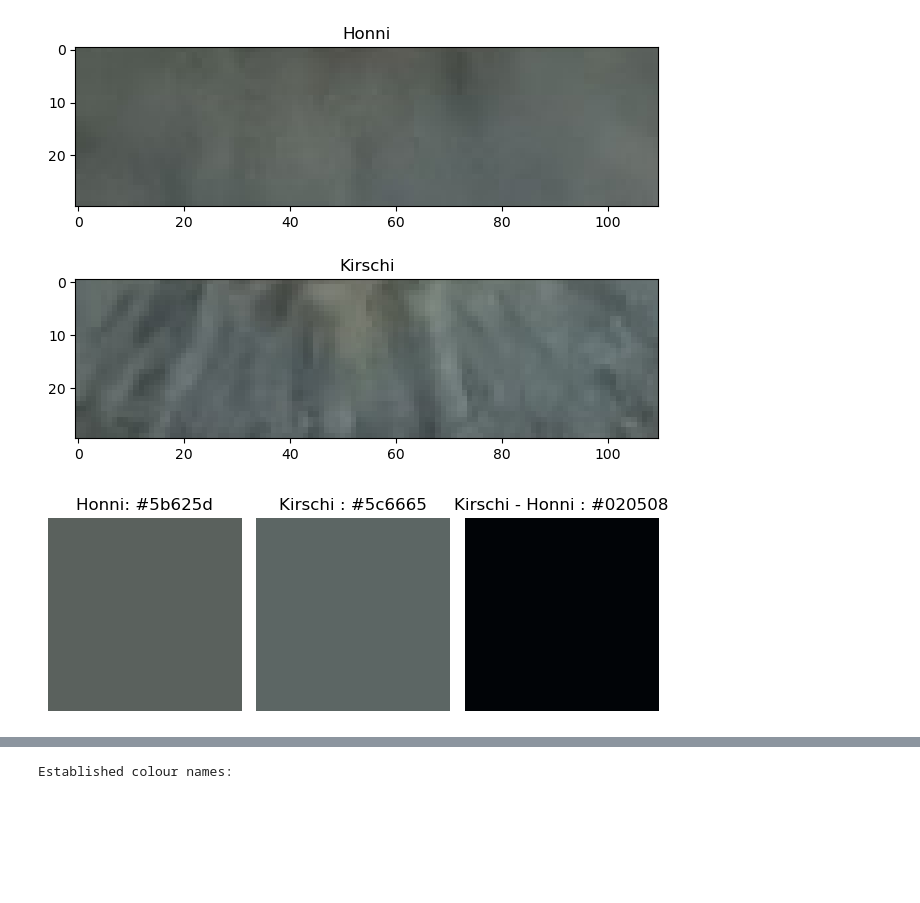
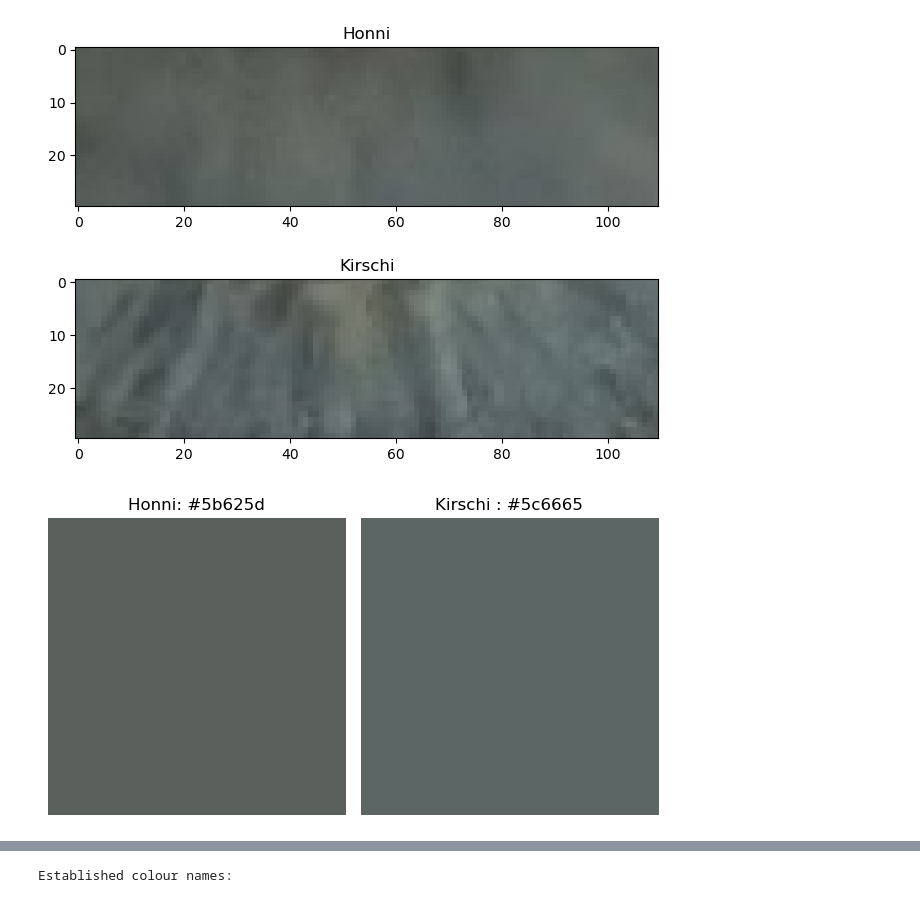
Before and after one commit to nkirschi/random, a Jupyter notebook: eyes/eyes.ipynb, the cells around one changed output, grey strips where cells are left out. Cells and saved outputs as stored; diff of their text form; code cells hidden in the pictures; blank space fills up the shorter version.

```diff
--- a/eyes/eyes.ipynb
+++ b/eyes/eyes.ipynb
@@ -42,23 +46,20 @@ plt.show()
 # %% [output]
 [figure]
 # %%
-honni_colour = honni_slice.mean(axis=(0, 1))
-kirschi_colour = kirschi_slice.mean(axis=(0, 1))
+honni_colour = lab2rgb(np.mean(rgb2lab(honni_slice), axis=(0, 1)))
+kirschi_colour = lab2rgb(np.mean(rgb2lab(kirschi_slice), axis=(0, 1)))
+delta_colour = lab2rgb(rgb2lab(kirschi_colour) - rgb2lab(honni_colour))
 # %%
 plt.figure()
-plt.subplot(1, 3, 1)
-plt.title('Honni: ' + colours.rgb2hex(honni_colour))
+plt.subplot(1, 2, 1)
+plt.title('Honni: ' + rgb2hex(honni_colour))
 plt.axis('off')
 plt.imshow(honni_colour[None, None])
-plt.subplot(1, 3, 2)
-plt.title('Kirschi : ' + colours.rgb2hex(kirschi_colour))
+plt.subplot(1, 2, 2)
+plt.title('Kirschi : ' + rgb2hex(kirschi_colour))
 plt.axis('off')
 plt.imshow(kirschi_colour[None, None])
-plt.subplot(1, 3, 3)
-plt.title('Kirschi - Honni : ' + colours.rgb2hex(kirschi_colour - honni_colour))
-plt.axis('off')
-plt.imshow((kirschi_colour - honni_colour)[None, None])
 plt.tight_layout()
 plt.show()
 # %% [output]
-[figure, old version]
+[figure, new version]
```
Also changed, not shown: parts of 8 cells of this notebook.
